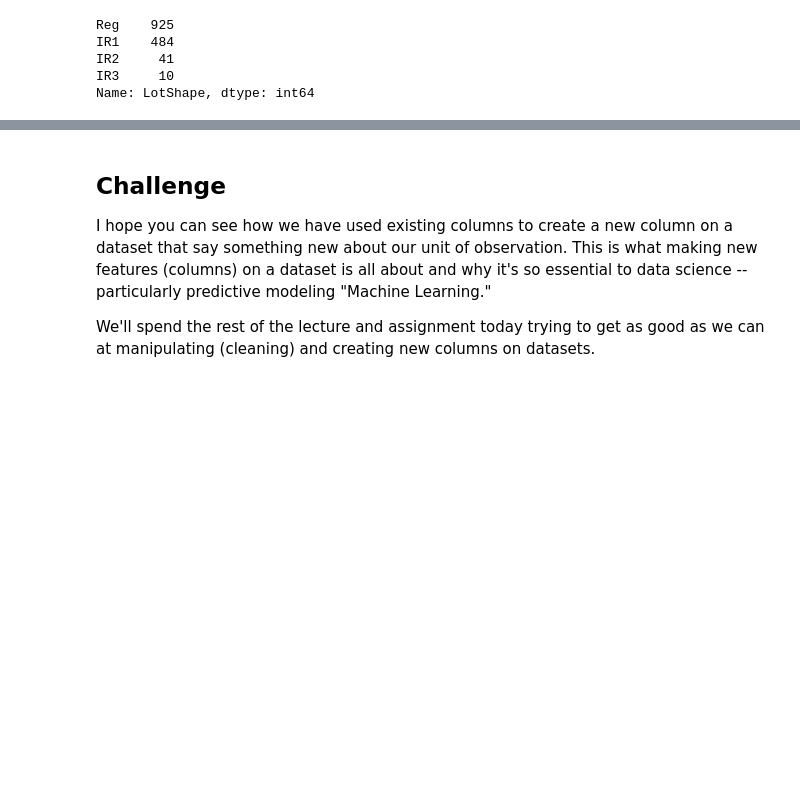
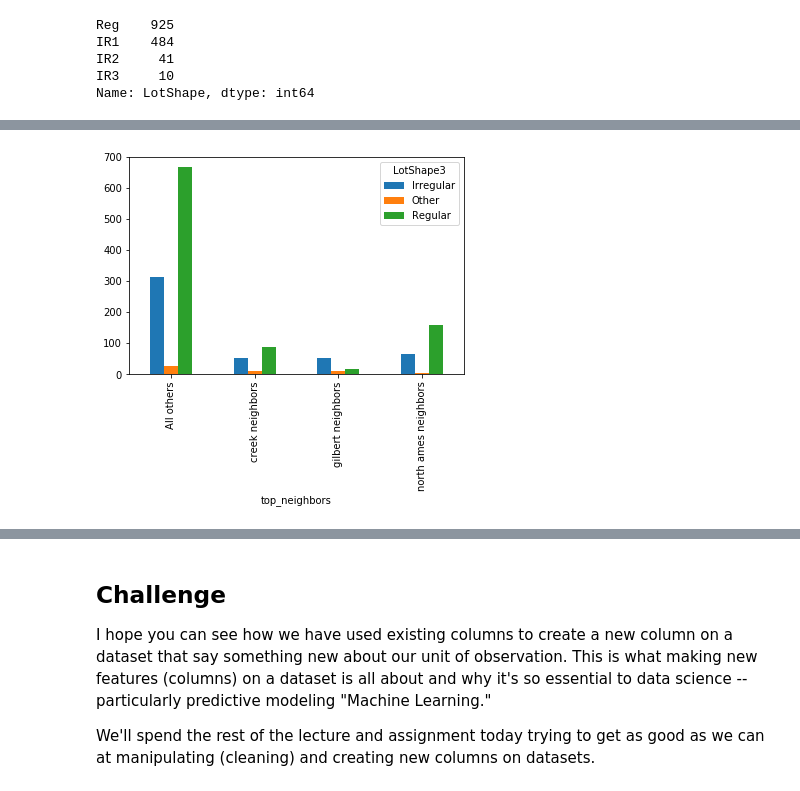
Before and after one commit to sugarfreecode/DS-Unit-1-Sprint-1-Data-Wrangling-and-Storytelling, a Jupyter notebook: module2-make-features/LS_DS_112_Make_Features_Starter.ipynb, the cells around one changed output, grey strips where cells are left out. Cells and saved outputs as stored; diff of their text form; code cells hidden in the pictures; blank space fills up the shorter version.

```diff
--- a/module2-make-features/LS_DS_112_Make_Features_Starter.ipynb
+++ b/module2-make-features/LS_DS_112_Make_Features_Starter.ipynb
@@ -228,0 +280,4 @@ Ok, we have made two new columns on our small dataset.
+# %%
+# create a new categorical variable
+iowa_df['NormalCondition'] = np.where(iowa_df['SaleCondition']=='Normal', 'Yes', 'No')
+iowa_df['NormalCondition'].value_counts()
@@ -234,3 +294,9 @@ IR1    484
 IR2     41
 IR3     10
 Name: LotShape, dtype: int64
+# %%
+# Map this from four down to 3 values
+iowa_df['LotShape3']=iowa_df['LotShape'].map({'Reg':'Regular',
+                                              'IR1':'Irregular',
+                                              'IR2':'Other',
+                                              'IR3':'Other'})
@@ -273,0 +331,6 @@ Name: Alley, dtype: int64
+# %%
+iowa_df['top_neighbors']='All others'
+iowa_df.loc[iowa_df['Neighborhood']=='NAmes', 'top_neighbors']='north ames neighbors'
+iowa_df.loc[iowa_df['Neighborhood']=='CollgCr', 'top_neighbors']='creek neighbors'
+iowa_df.loc[iowa_df['Neighborhood']=='Gilbert', 'top_neighbors']='gilbert neighbors'
+iowa_df['top_neighbors'].value_counts()
@@ -273,0 +375,6 @@ Name: Alley, dtype: int64
+# %%
+# display that
+myresults = pd.crosstab(iowa_df['top_neighbors'], iowa_df['LotShape3'])
+myresults.plot(kind='bar');
+# %% [output]
+[figure, added]
```
Also changed, not shown: parts of 108 cells of this notebook.
